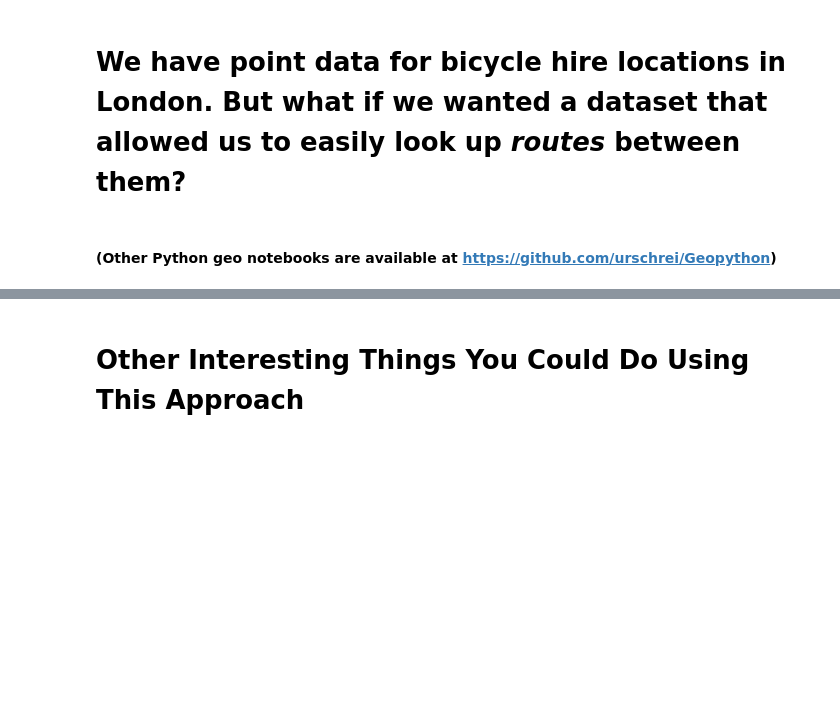
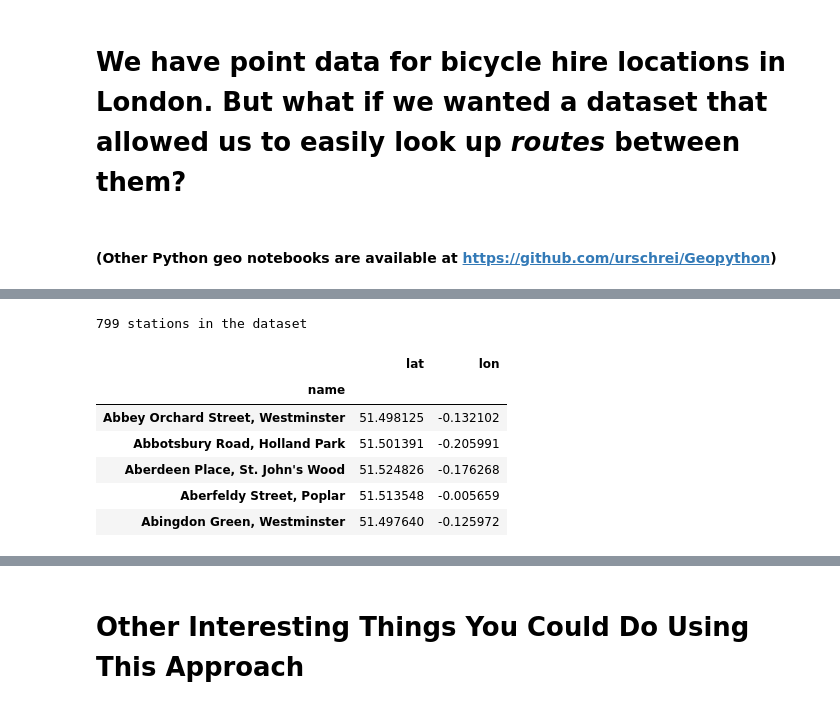
Before and after one commit to urschrei/Geopython, a Jupyter notebook: bikepath.ipynb, the cells around one changed output, grey strips where cells are left out. Drawn from its saved outputs; the diff is of its cells as text; code cells hidden in the pictures; blank space fills up the shorter version.

```diff
--- a/bikepath.ipynb
+++ b/bikepath.ipynb
@@ -445,0 +53,18 @@ histax.grid(None)
+# %%
+all_stations = pd.read_csv(
+    'data/nodes_london.csv',
+    header=None,
+    names=['name', 'lat', 'lon'],
+)
+all_stations = all_stations.set_index('name')
+print(f'{len(all_stations)} stations in the dataset')
+all_stations.head()
+# %% [output]
+799 stations in the dataset
+|  | lat | lon |
+| name |  |  |
+| Abbey Orchard Street, Westminster | 51.498125 | -0.132102 |
+| Abbotsbury Road, Holland Park | 51.501391 | -0.205991 |
+| Aberdeen Place, St. John's Wood | 51.524826 | -0.176268 |
+| Aberfeldy Street, Poplar | 51.513548 | -0.005659 |
+| Abingdon Green, Westminster | 51.497640 | -0.125972 |
```
Also changed, not shown: parts of 82 cells of this notebook, 7 other files.
